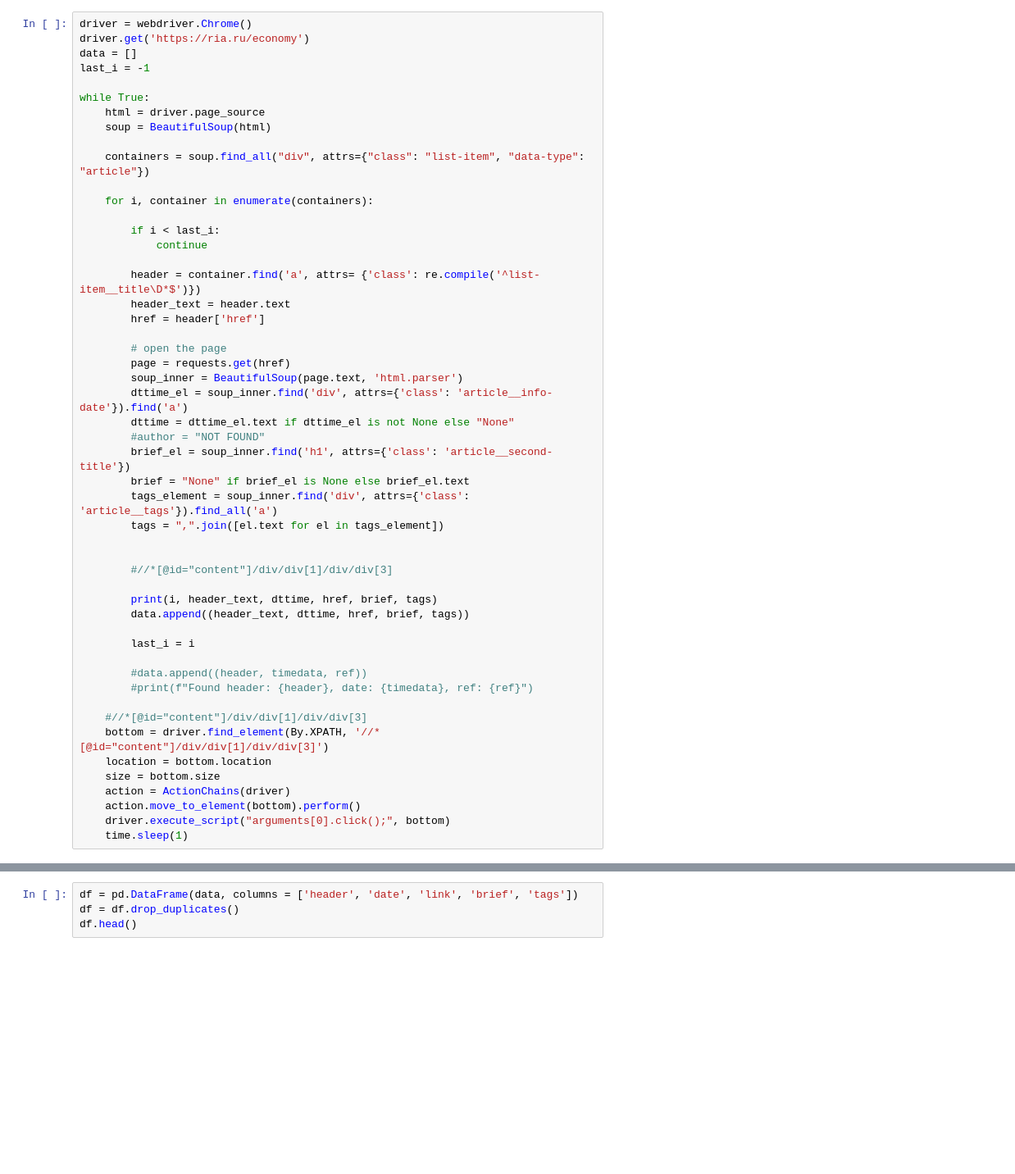
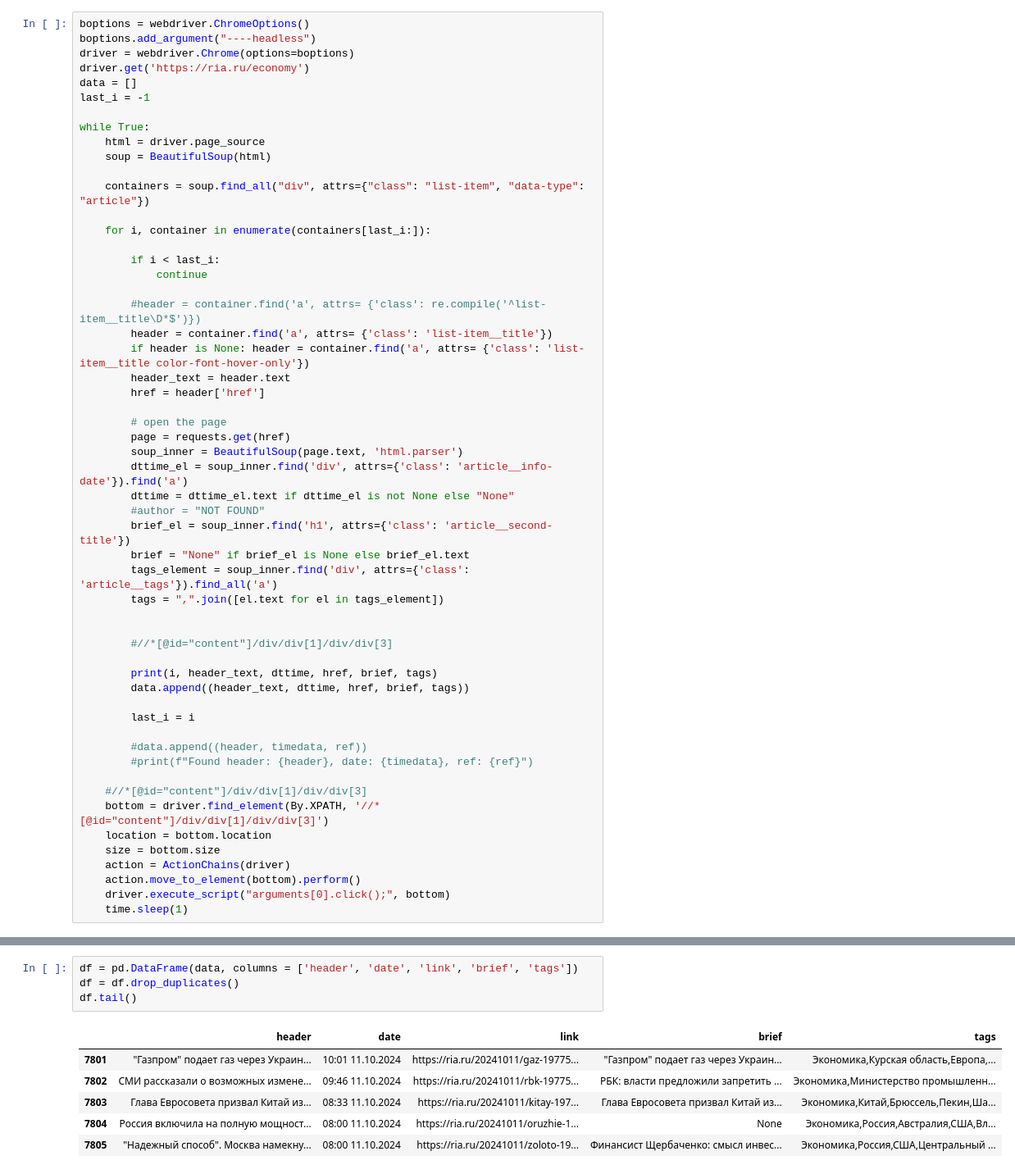
Before and after one commit to maxadmin00/cryptonews_srp, a Jupyter notebook: research-parsers/parser_ria.ipynb, the cells around one changed output, grey strips where cells are left out. Shown at 82% size. Cells and saved outputs as stored; diff of their text form; blank space fills up the shorter version.

```diff
--- a/research-parsers/parser_ria.ipynb
+++ b/research-parsers/parser_ria.ipynb
@@ -11,7 +20,9 @@ from selenium.webdriver.common.action_chains import ActionChains
 import re
 import requests
 # %%
-driver = webdriver.Chrome()
+boptions = webdriver.ChromeOptions()
+boptions.add_argument("----headless")
+driver = webdriver.Chrome(options=boptions)
 driver.get('https://ria.ru/economy')
 data = []
 last_i = -1
@@ -22,12 +33,14 @@ while True:
 
     containers = soup.find_all("div", attrs={"class": "list-item", "data-type": "article"})
 
-    for i, container in enumerate(containers):
+    for i, container in enumerate(containers[last_i:]):
 
         if i < last_i:
             continue
 
-        header = container.find('a', attrs= {'class': re.compile('^list-item__title\D*$')})
+        #header = container.find('a', attrs= {'class': re.compile('^list-item__title\D*$')})
+        header = container.find('a', attrs= {'class': 'list-item__title'})
+        if header is None: header = container.find('a', attrs= {'class': 'list-item__title color-font-hover-only'})
         header_text = header.text
         href = header['href']
 
@@ -64,5 +96,12 @@ while True:
 # %%
 df = pd.DataFrame(data, columns = ['header', 'date', 'link', 'brief', 'tags'])
 df = df.drop_duplicates()
-df.head()
+df.tail()
+# %% [output]
+|  | header | date | link | brief | tags |
+| 7801 | "Газпром" подает газ через Украин... | 10:01 11.10.2024 | https://ria.ru/20241011/gaz-19775... | "Газпром" подает газ через Украин... | Экономика,Курская область,Европа,... |
+| 7802 | СМИ рассказали о возможных измене... | 09:46 11.10.2024 | https://ria.ru/20241011/rbk-19775... | РБК: власти предложили запретить ... | Экономика,Министерство промышленн... |
+| 7803 | Глава Евросовета призвал Китай из... | 08:33 11.10.2024 | https://ria.ru/20241011/kitay-197... | Глава Евросовета призвал Китай из... | Экономика,Китай,Брюссель,Пекин,Ша... |
+| 7804 | Россия включила на полную мощност... | 08:00 11.10.2024 | https://ria.ru/20241011/oruzhie-1... | None | Экономика,Россия,Австралия,США,Вл... |
+| 7805 | "Надежный способ". Москва намекну... | 08:00 11.10.2024 | https://ria.ru/20241011/zoloto-19... | Финансист Щербаченко: смысл инвес... | Экономика,Россия,США,Центральный ... |
 # %%
```
Also changed, not shown: parts of 3 cells of this notebook, 3 other files.
